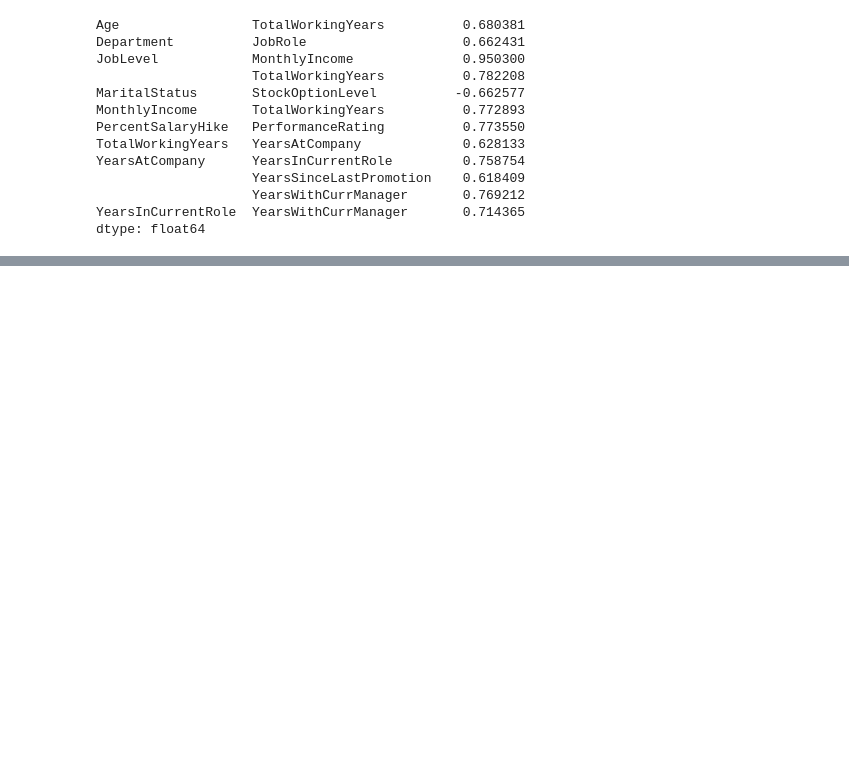
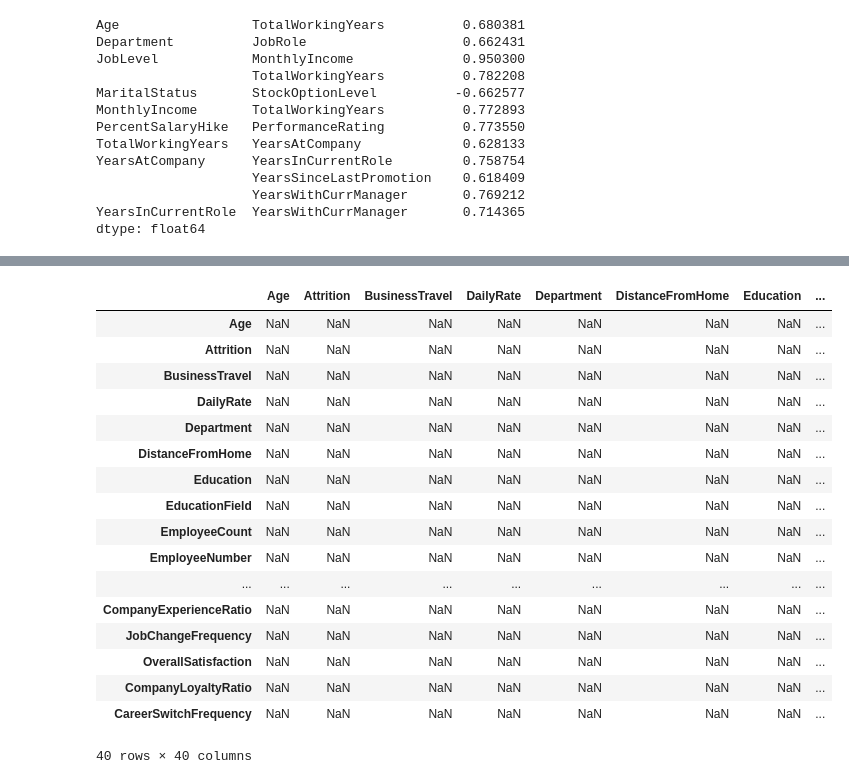
Before and after one commit to blancadelavega/Final_Project, a Jupyter notebook: notebooks/EDA.ipynb, the cells around one changed output, grey strips where cells are left out. Drawn from its saved outputs; the diff is of its cells as text; code cells hidden in the pictures; blank space fills up the shorter version.

```diff
--- a/notebooks/EDA.ipynb
+++ b/notebooks/EDA.ipynb
@@ -281,0 +355,24 @@ variables_seleccionadas = [
+# %%
+#Correlaciones entre variables
+filtered_corr_matrix = correlacion [(correlacion  >= 0.6) | (correlacion  <= -0.6)]
+filtered_corr_matrix  = filtered_corr_matrix [(filtered_corr_matrix  != 1) & (filtered_corr_matrix  != -1)]
+filtered_corr_matrix
+# %% [output]
+|  | Age | Attrition | BusinessTravel | DailyRate | Department | DistanceFromHome | Education | ... |
+| Age | NaN | NaN | NaN | NaN | NaN | NaN | NaN | ... |
+| Attrition | NaN | NaN | NaN | NaN | NaN | NaN | NaN | ... |
+| BusinessTravel | NaN | NaN | NaN | NaN | NaN | NaN | NaN | ... |
+| DailyRate | NaN | NaN | NaN | NaN | NaN | NaN | NaN | ... |
+| Department | NaN | NaN | NaN | NaN | NaN | NaN | NaN | ... |
+| DistanceFromHome | NaN | NaN | NaN | NaN | NaN | NaN | NaN | ... |
+| Education | NaN | NaN | NaN | NaN | NaN | NaN | NaN | ... |
+| EducationField | NaN | NaN | NaN | NaN | NaN | NaN | NaN | ... |
+| EmployeeCount | NaN | NaN | NaN | NaN | NaN | NaN | NaN | ... |
+| EmployeeNumber | NaN | NaN | NaN | NaN | NaN | NaN | NaN | ... |
+| ... | ... | ... | ... | ... | ... | ... | ... | ... |
+| CompanyExperienceRatio | NaN | NaN | NaN | NaN | NaN | NaN | NaN | ... |
+| JobChangeFrequency | NaN | NaN | NaN | NaN | NaN | NaN | NaN | ... |
+| OverallSatisfaction | NaN | NaN | NaN | NaN | NaN | NaN | NaN | ... |
+| CompanyLoyaltyRatio | NaN | NaN | NaN | NaN | NaN | NaN | NaN | ... |
+| CareerSwitchFrequency | NaN | NaN | NaN | NaN | NaN | NaN | NaN | ... |
+40 rows × 40 columns
```
Also changed, not shown: parts of 8 cells of this notebook, 10 other files.
